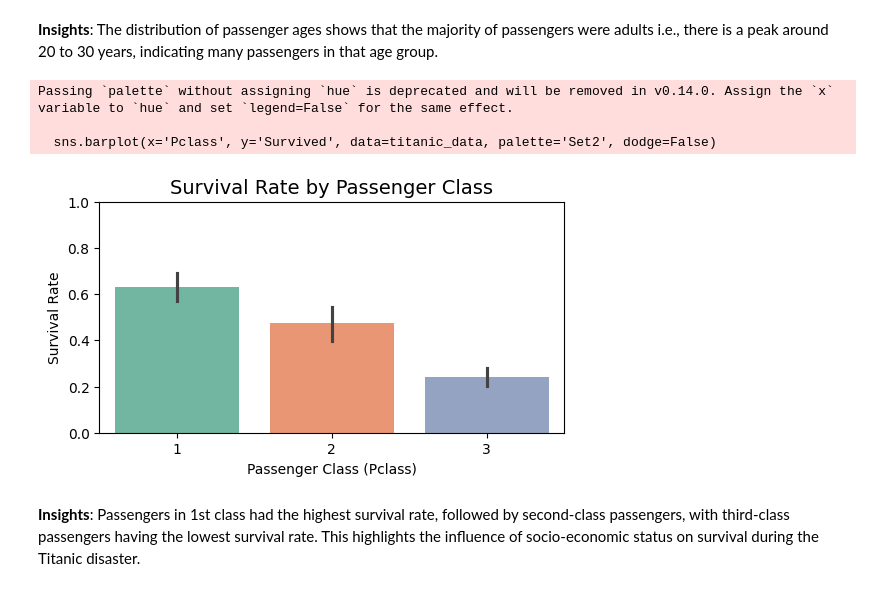
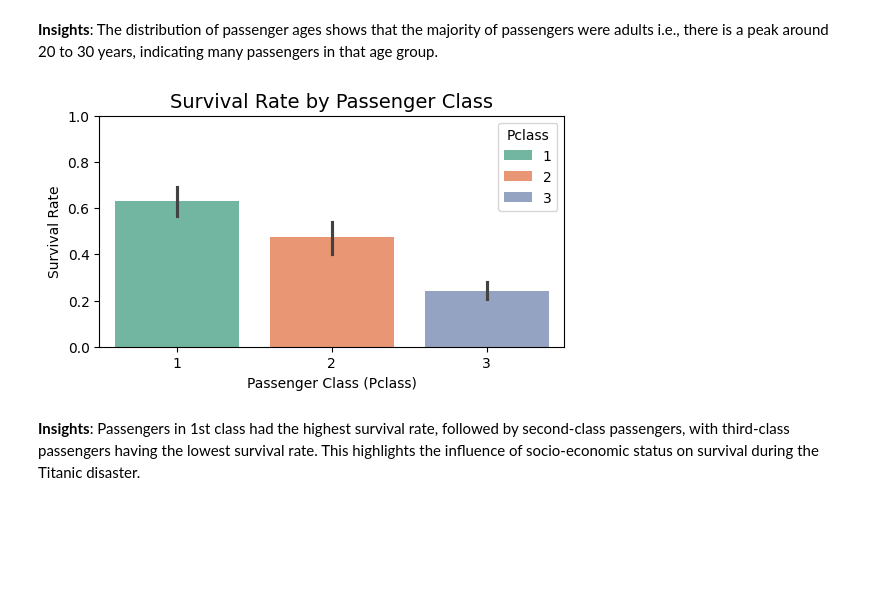
Before and after one commit to Pranoti15/My-DS-Projects, a Jupyter notebook: visualization_titan_assignment2.ipynb, the cells around one changed output. Drawn from its saved outputs; the diff is of its cells as text; code cells hidden in the pictures; blank space fills up the shorter version.

```diff
--- a/visualization_titan_assignment2.ipynb
+++ b/visualization_titan_assignment2.ipynb
@@ -33,17 +33,14 @@ plt.show()
 # %%
 # 2. Survival rate based on passenger class (Pclass)
 plt.figure(figsize=(6, 3))
-sns.barplot(x='Pclass', y='Survived', data=titanic_data, palette='Set2', dodge=False)
+sns.barplot(x='Pclass', y='Survived', hue='Pclass', data=titanic_data, palette='Set2', dodge=False)
 plt.title('Survival Rate by Passenger Class', fontsize=14)
 plt.xlabel('Passenger Class (Pclass)', fontsize=10)
 plt.ylabel('Survival Rate', fontsize=10)
 plt.ylim(0, 1)
 plt.show()
 # %% [output]
-Passing `palette` without assigning `hue` is deprecated and will be removed in v0.14.0. Assign the `x` variable to `hue` and set `legend=False` for the same effect.
-
-  sns.barplot(x='Pclass', y='Survived', data=titanic_data, palette='Set2', dodge=False)
-[figure, old version]
+[figure, new version]
 # %% [markdown]
 **Insights**: Passengers in 1st class had the highest survival rate, followed by second-class passengers, with third-class passengers having the lowest survival rate. This highlights the influence of socio-economic status on survival during the Titanic disaster.
 # %%
```
